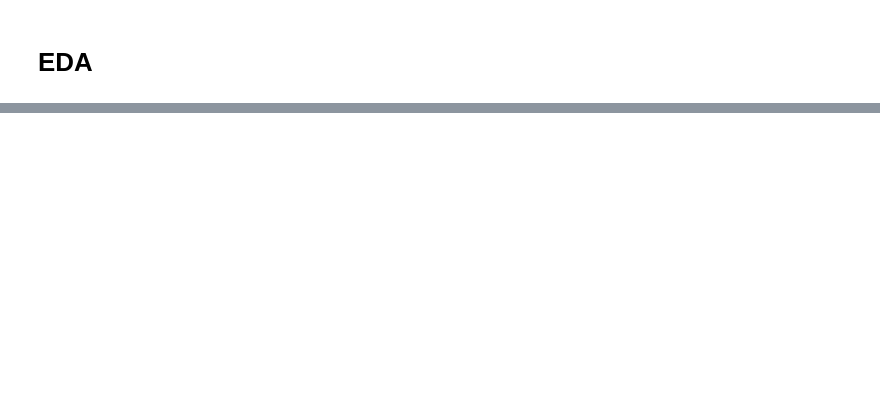
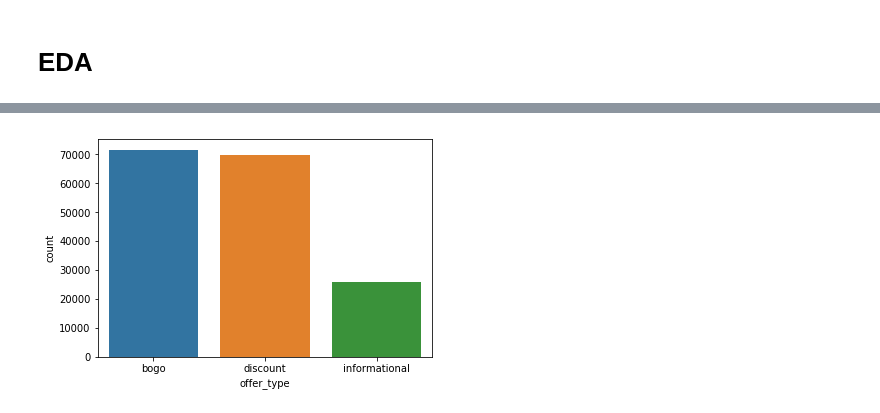
Before and after one commit to tmargary/Starbucks_Capstone, a Jupyter notebook: Starbucks_Capstone_notebook.ipynb, the cells around one changed output, grey strips where cells are left out. Cells and saved outputs as stored; diff of their text form; code cells hidden in the pictures; blank space fills up the shorter version.

```diff
--- a/Starbucks_Capstone_notebook.ipynb
+++ b/Starbucks_Capstone_notebook.ipynb
@@ -76,16 +90,4 @@ Finally, when you enter back into the notebook (use the jupyter icon again), you
 # %%
-import pandas as pd
-import numpy as np
-import math
-import json
-import matplotlib.pyplot as plt
-% matplotlib inline
-
-# read in the json files
-portfolio = pd.read_json('data/portfolio.json', orient='records', lines=True)
-profile = pd.read_json('data/profile.json', orient='records', lines=True)
-transcript = pd.read_json('data/transcript.json', orient='records', lines=True)
-
 # breaking down value
 values = transcript['value'].apply(pd.Series)
 transcript = pd.concat([transcript, values], axis=1)
@@ -102,9 +104,13 @@ transcript_profile = pd.merge(transcript, profile, how='left', left_on='person',
 df = pd.merge(transcript_profile, portfolio, how='left', left_on='offer_id', right_on='id').drop('id', axis = 1)
 df.drop(['reward_x', 'value'], axis = 1, inplace = True)
 
-# breaking down channels
-channels = df['channels'].apply(pd.Series).rename(columns={0: "channels_1", 1: "channels_2", 2: "channels_3", 3: "channels_4"})
+# breaking down channels into 0 and 1
+channels = df['channels'].apply(pd.Series).rename(columns={0: "web", 1: "email", 2: "mobile", 3: "social"})
 df = pd.concat([df, channels], axis=1).drop('channels', axis = 1)
-for column in ['channels_1', 'channels_2', 'channels_3', 'channels_4']:
-    df[column] = df.apply(lambda x: 0 if x[column] == np.nan else 1, axis = 1)
+for column in ['web', 'email', 'mobile', 'social']:
+    df[column] = df.apply(lambda x: 0 if pd.isna(x[column]) == pd.isna(np.nan) else 1, axis = 1)
+
+# getting membership duration in months
+df['member_length'] = pd.to_datetime("today") - df['became_member_on']
+df['member_length'] = df['member_length']/np.timedelta64(1,'M')
 df.head()
@@ -138 +172,6 @@ plt.show()
+# %%
+sns.countplot(df['offer_type'].dropna())
+plt.show()
+# %% [output]
+[figure, added]
 # %%
```
Also changed, not shown: parts of 15 cells of this notebook.
